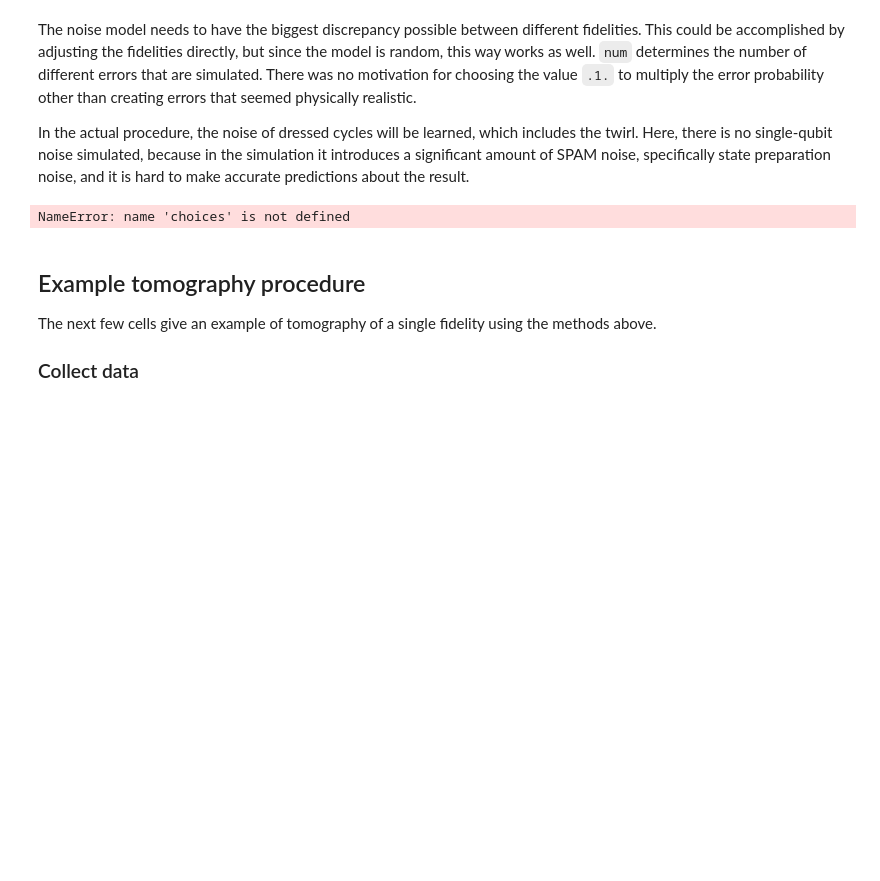
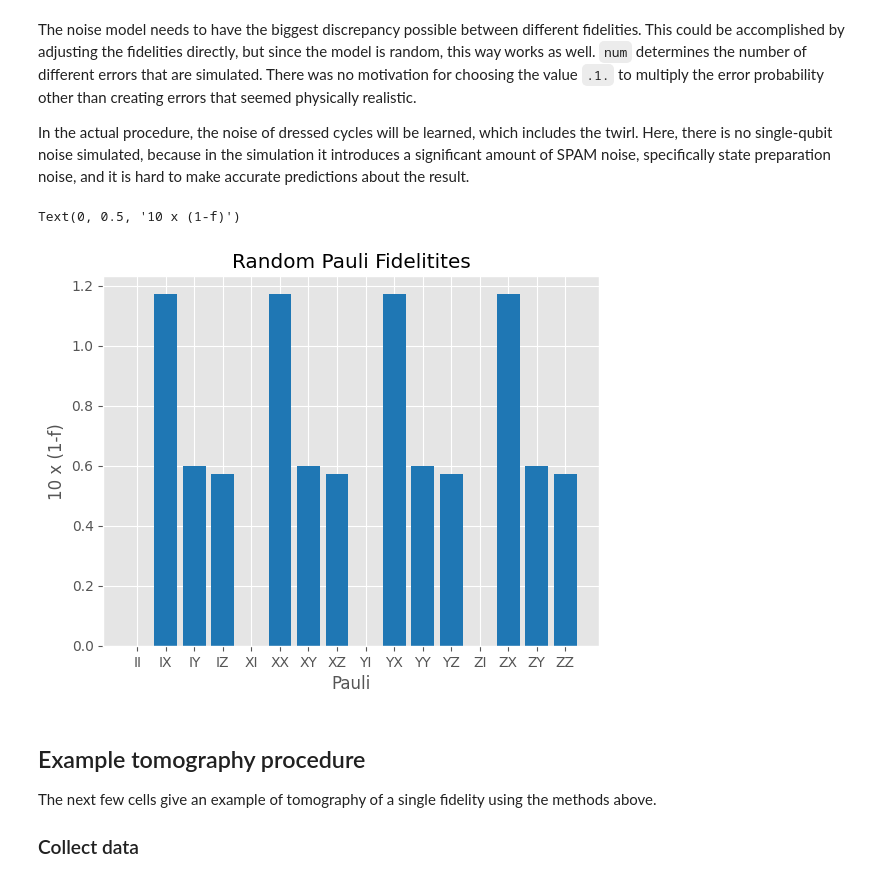
Before and after one commit to Fabrice-Schoeneberger/AutomatedPERTools, a Jupyter notebook: tutorial_notebooks/pauli_lindblad_per/TomographyWalkthrough.ipynb, the cells around one changed output. Saved outputs shown, nothing was run; the diff lists cells and outputs as text; code cells hidden in the pictures; blank space fills up the shorter version.

```diff
--- a/tutorial_notebooks/pauli_lindblad_per/TomographyWalkthrough.ipynb
+++ b/tutorial_notebooks/pauli_lindblad_per/TomographyWalkthrough.ipynb
@@ -230,25 +235,26 @@ The noise model needs to have the biggest discrepancy possible between different
 In the actual procedure, the noise of dressed cycles will be learned, which includes the twirl. Here, there is no single-qubit noise simulated, because in the simulation it introduces a significant amount of SPAM noise, specifically state preparation noise, and it is hard to make accurate predictions about the result.
 # %%
 num = 4  #number of errors
-errorops = choices(pauli_basis(2, pauli_list = True), k=num) #choose random pauli errors
+errorops = choices(pauli_basis(2), k=num) #choose random pauli errors
 errorprobs = [random()*.1/num for op in errorops] #assign random probabilities
 #create normalized error model
 twoqubit_error = pauli_error([(op, p) for op,p in zip(errorops, errorprobs)]+[(Pauli("II"), 1-sum(errorprobs))])
 noise_model = NoiseModel()
 #add error model to two-qubit gates.
 noise_model.add_all_qubit_quantum_error(twoqubit_error, ['cx','cz'])
 
 real_errors = {}
 transfer_matrix = PTM(twoqubit_error.to_quantumchannel()).data
-for i,pauli in enumerate(pauli_basis(2, pauli_list = True)):
+for i,pauli in enumerate(pauli_basis(2)):
     real_errors[pauli] = transfer_matrix[i][i]
     plt.bar(pauli.to_label(), 10*(1-transfer_matrix[i][i]).real, color="tab:blue")
 
 plt.title("Random Pauli Fidelitites")
 plt.xlabel("Pauli")
 plt.ylabel("10 x (1-f)")
 # %% [output]
-NameError: name 'choices' is not defined
+Text(0, 0.5, '10 x (1-f)')
+[figure, added]
 # %% [markdown]
 ## Example tomography procedure
 The next few cells give an example of tomography of a single fidelity using the methods above.
```
Also changed, not shown: parts of 13 cells of this notebook, 2 other files.
